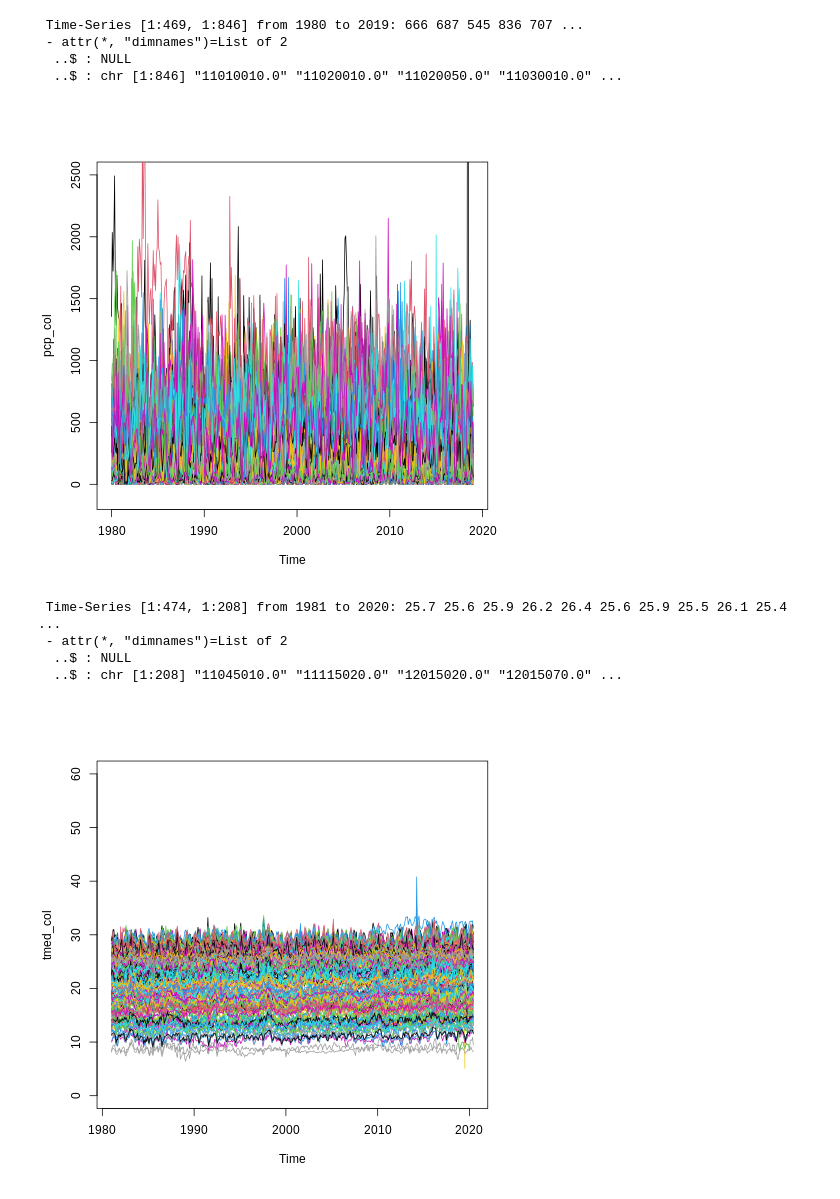
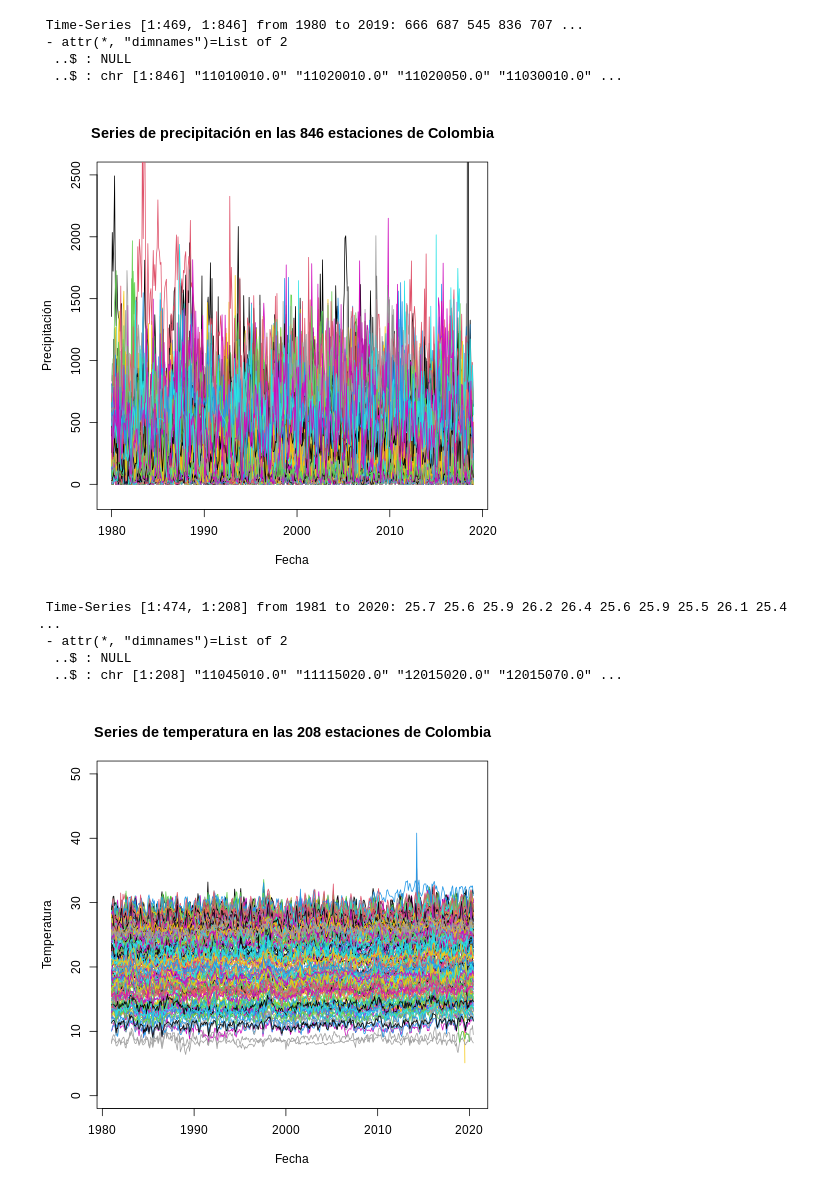
Before and after one commit to jofmorenore/TS_Climatic, a Jupyter notebook: python/TS_Climatic_variables.ipynb, the cells around one changed output. Saved outputs shown, nothing was run; the diff lists cells and outputs as text; code cells hidden in the pictures.

```diff
--- a/python/TS_Climatic_variables.ipynb
+++ b/python/TS_Climatic_variables.ipynb
@@ -284,12 +284,12 @@ str(ts_pcp_col)
   ..$ : chr [1:846] "11010010.0" "11020010.0" "11020050.0" "11030010.0" ...
 # %%
 %%R
-plot(ts_pcp_col[,1], ylim = c(-100,2500), ylab = "pcp_col")
+plot(ts_pcp_col[,1], ylim = c(-100,2500), xlab = "Fecha", ylab = "Precipitación", main = "Series de precipitación en las 846 estaciones de Colombia")
 for(i in 2:ncol(ts_pcp_col)){
     lines(ts_pcp_col[,i], type = "l", col = i)
 }
 # %% [output]
-[figure, old version]
+[figure, new version]
 # %%
 %%R
 ts_tmed_col = ts(tmed_col, frequency = 12, start = c(1981, 1))
@@ -302,12 +302,12 @@ str(ts_tmed_col)
 # %%
 %%R
 par(mfrow=c(1,1))
-plot(ts_tmed_col[,1], ylim = c(0,60), ylab = "tmed_col")
+plot(ts_tmed_col[,1], ylim = c(0,50), xlab = "Fecha", ylab = "Temperatura", main = "Series de temperatura en las 208 estaciones de Colombia")
 for(i in 2:ncol(ts_tmed_col)){
     lines(ts_tmed_col[,i], type = "l", col = i)
 }
 # %% [output]
-[figure, old version]
+[figure, new version]
 # %%
 %%R
 save(df, file='/content/drive/MyDrive/Time_Series_climatic_variebles/ts_ptpm_max.rda')
```
